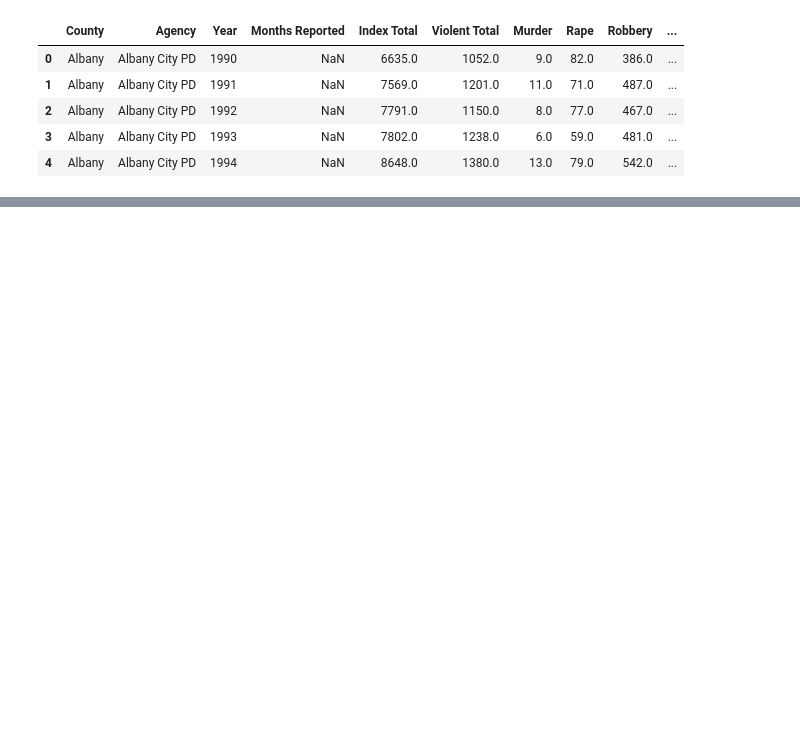
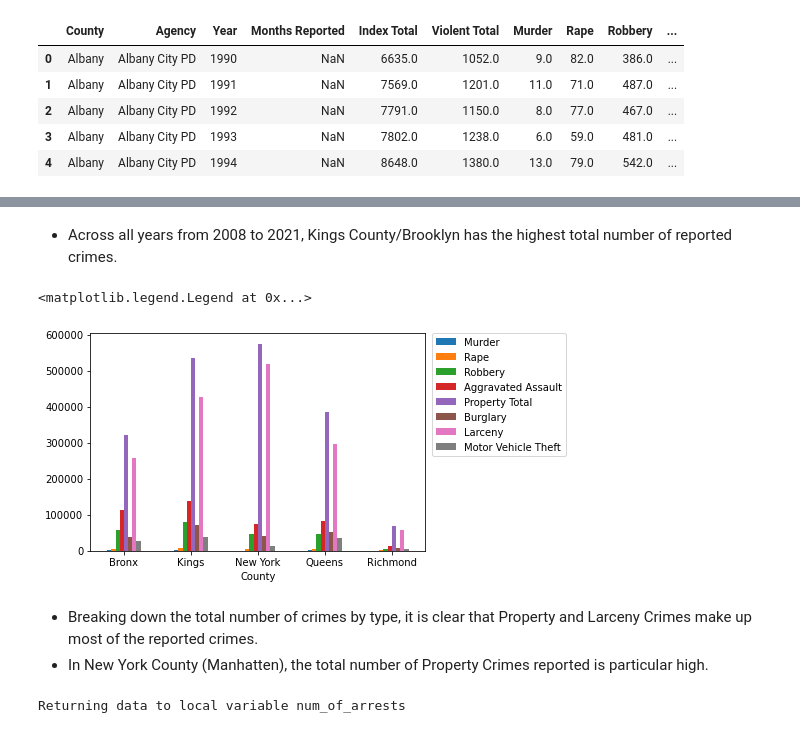
Before and after one commit to ashleyzeng/info_2950_finalproject, a Jupyter notebook: phase2.ipynb, the cells around one changed output, grey strips where cells are left out. Saved outputs shown, nothing was run; the diff lists cells and outputs as text; code cells hidden in the pictures; blank space fills up the shorter version.

```diff
--- a/phase2.ipynb
+++ b/phase2.ipynb
@@ -21,0 +260,24 @@ county_crime_dataset.head()
+# %% [markdown]
+* Across all years from 2008 to 2021, Kings County/Brooklyn has the highest total number of reported crimes.
+# %%
+#Separating the total number of crimes reported in each burrough by crime type
+type_of_crime_drop_cols = ['Year', 'Violent Total', 'Index Total']
+counties_by_type_of_crime = top5_counties_crime.drop(type_of_crime_drop_cols, axis = 1)
+counties_by_type_of_crime
+plot2 = counties_by_type_of_crime.plot.bar(rot=0)
+plot2.legend(bbox_to_anchor=(1.02, 1), loc='upper left', borderaxespad=0)
+# %% [output]
+<matplotlib.legend.Legend at 0x...>
+[figure, added]
+# %% [markdown]
+* Breaking down the total number of crimes by type, it is clear that Property and Larceny Crimes make up most of the reported crimes.
+* In New York County (Manhatten), the total number of Property Crimes reported is particular high.
+# %%
+#Creating a dataset with the total number of arrests for
+#each type of crime
+%sql num_of_arrests << SELECT OFNS_DESC, COUNT(*) AS "Number of Arrests" \
+FROM nypd_arrests \
+GROUP BY OFNS_DESC \
+ORDER BY "Number of Arrests" DESC
+# %% [output]
+Returning data to local variable num_of_arrests
```
Also changed, not shown: parts of 41 cells of this notebook.
